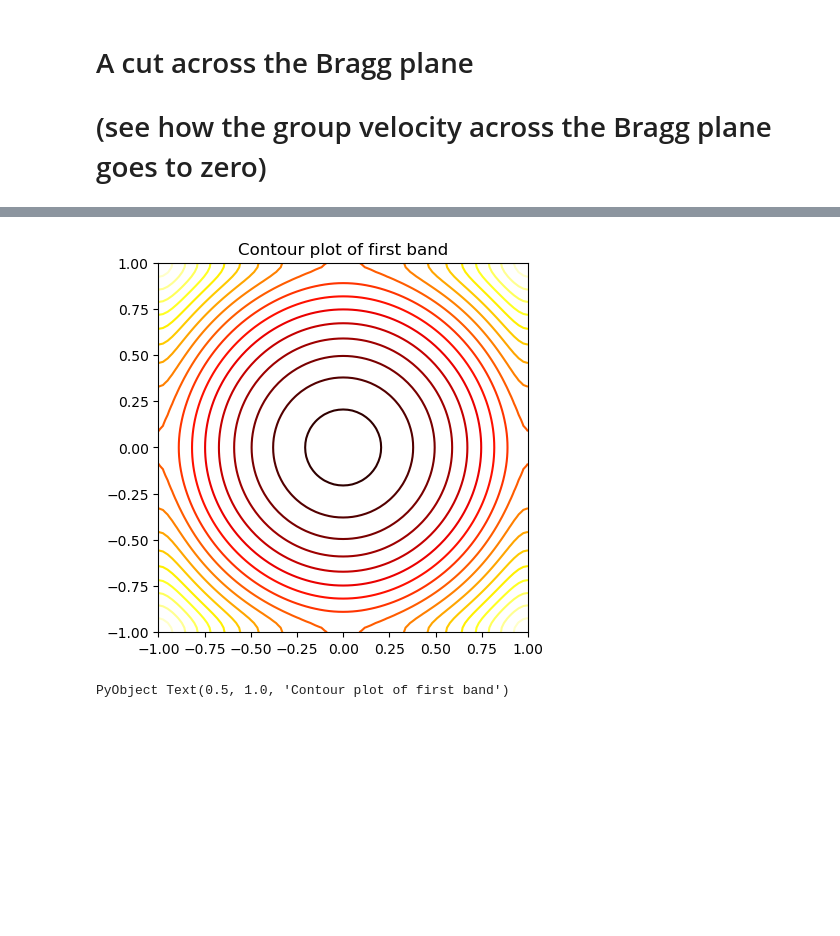
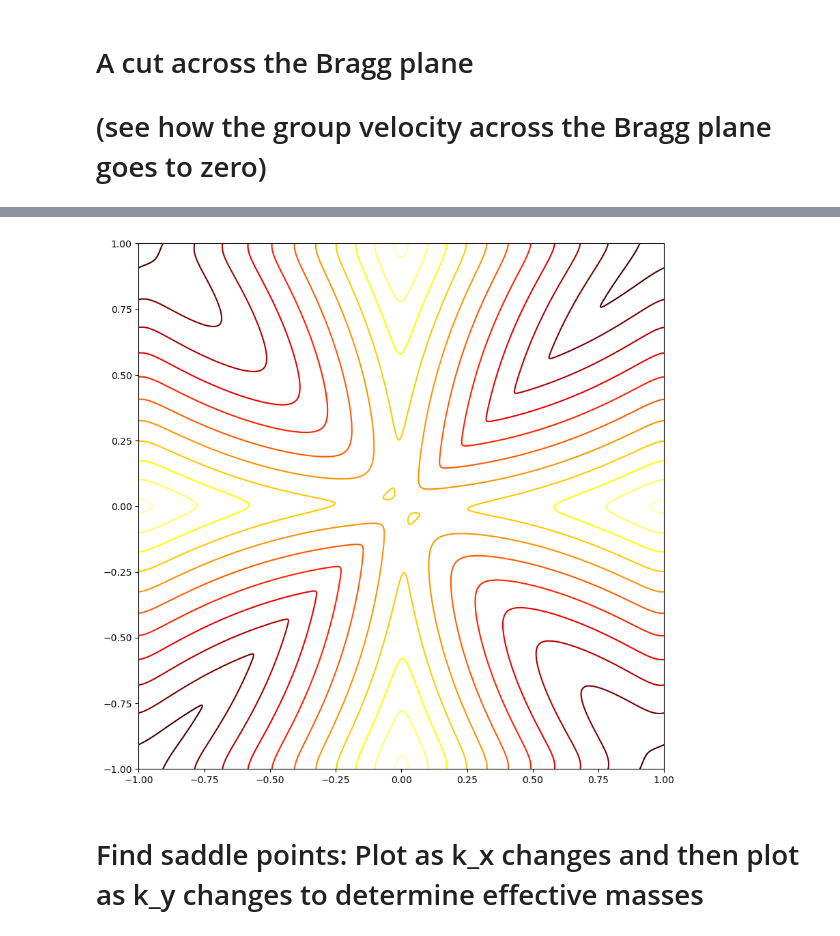
Before and after one commit to AliGhorashiCMT/8.511-Notes-and-Code, a Jupyter notebook: central_equation/Periodic Potentials.ipynb, the cells around one changed output, grey strips where cells are left out. Cells and saved outputs as stored; diff of their text form; code cells hidden in the pictures; blank space fills up the shorter version.

Commit message:
saddle points

```diff
--- a/central_equation/Periodic Potentials.ipynb
+++ b/central_equation/Periodic Potentials.ipynb
@@ -244,7 +293,10 @@ title("A cut across the Bragg plane")
 PyObject Text(0.5, 1.0, 'A cut across the Bragg plane')
 # %%
+V1, V2, V3 = 0.1, 0.1, 0.2
+VGs =  prefac * (bzone_boundary)^2 * [0 V1 V2; V1 V3 0; V2 0 0];
+
 bzone_boundary = pi/a
-kpoints = -bzone_boundary:bzone_boundary/40:bzone_boundary;
+kpoints = -bzone_boundary:bzone_boundary/200:bzone_boundary;
 n = 2
 kxs = zeros(length(kpoints), length(kpoints))
 kys = zeros(length(kpoints), length(kpoints))
@@ -272,9 +335,10 @@ PyObject Text(0.5, 1.0, 'Filled states in first band (nearly free electron gas i
 # %%
-contour(kxs / bzone_boundary, kys/ bzone_boundary, sort(eks, dims=3)[:, :, 1], 20, cmap="hot")
+figure(figsize=(10, 10))
+contour(kxs / bzone_boundary, kys/ bzone_boundary, sort(eks, dims=3)[:, :, 3], 10, cmap="hot")
 gca().set_aspect("equal")
 #xlim(-1, -0.8)
 #ylim(0, 0.5)
-title("Contour plot of first band")
 # %% [output]
-[figure, old version]
+[figure, new version]
-PyObject Text(0.5, 1.0, 'Contour plot of first band')
+# %% [markdown]
+# Find saddle points: Plot as k_x changes and then plot as k_y changes to determine effective masses
```
Also changed, not shown: parts of 22 cells of this notebook.
